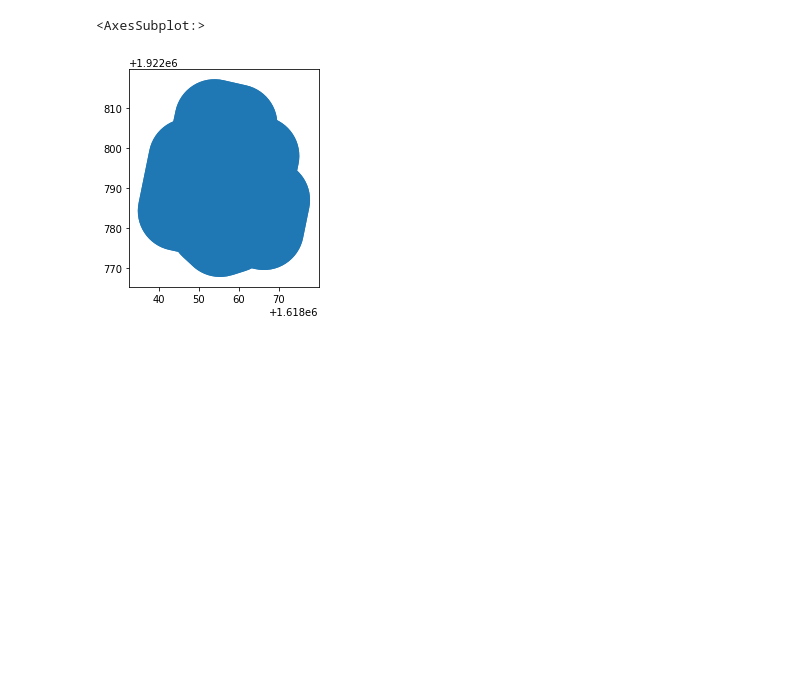
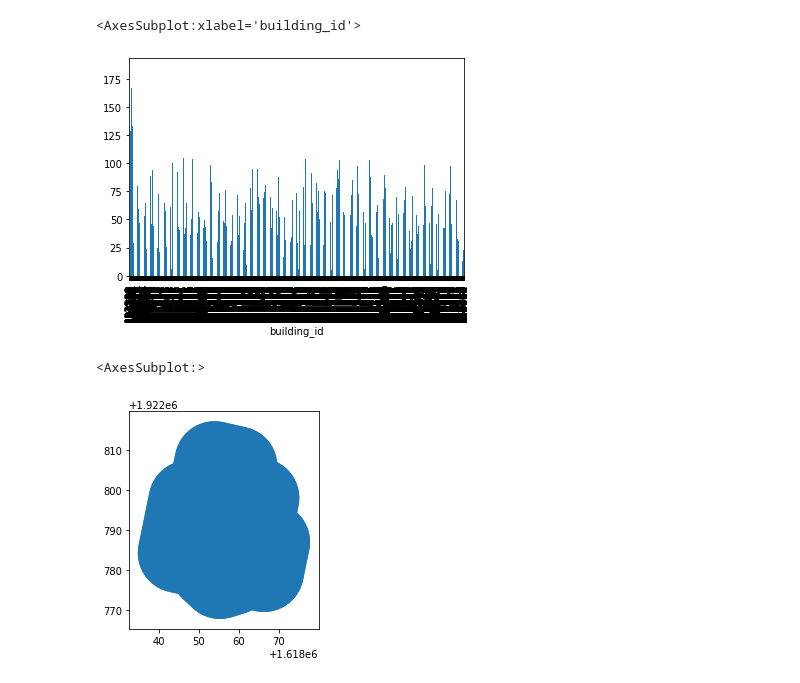
Before and after one commit to IMMM-SFA/naturf, a Jupyter notebook: notebooks/naturf_quickstarter.ipynb, the cells around one changed output. Saved outputs shown, nothing was run; the diff lists cells and outputs as text; code cells hidden in the pictures; blank space fills up the shorter version.

```diff
--- a/notebooks/naturf_quickstarter.ipynb
+++ b/notebooks/naturf_quickstarter.ipynb
@@ -37,3 +49,8 @@ model.graph()
+# %%
+gxf.set_index("building_id")["distance_to_neighbor_by_centroid"].plot(kind="bar")
+# %% [output]
+<AxesSubplot:xlabel='building_id'>
+[figure, added]
 # %%
 gpd.GeoSeries(gxf.building_polygon_geometry_target.iloc[0:4], crs=gxf.target_crs.unique()[0]).buffer(10, cap_style=3).plot()
 # %% [output]
```
Also changed, not shown: parts of 7 cells of this notebook, 4 other files.
